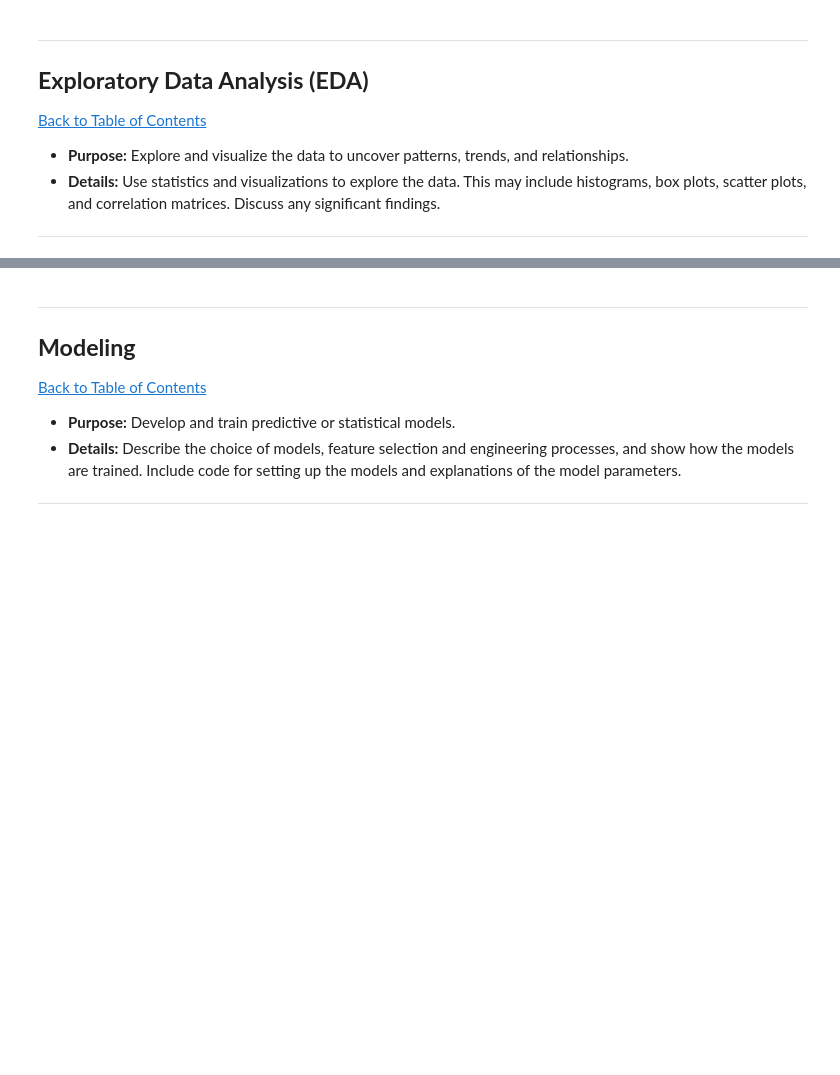
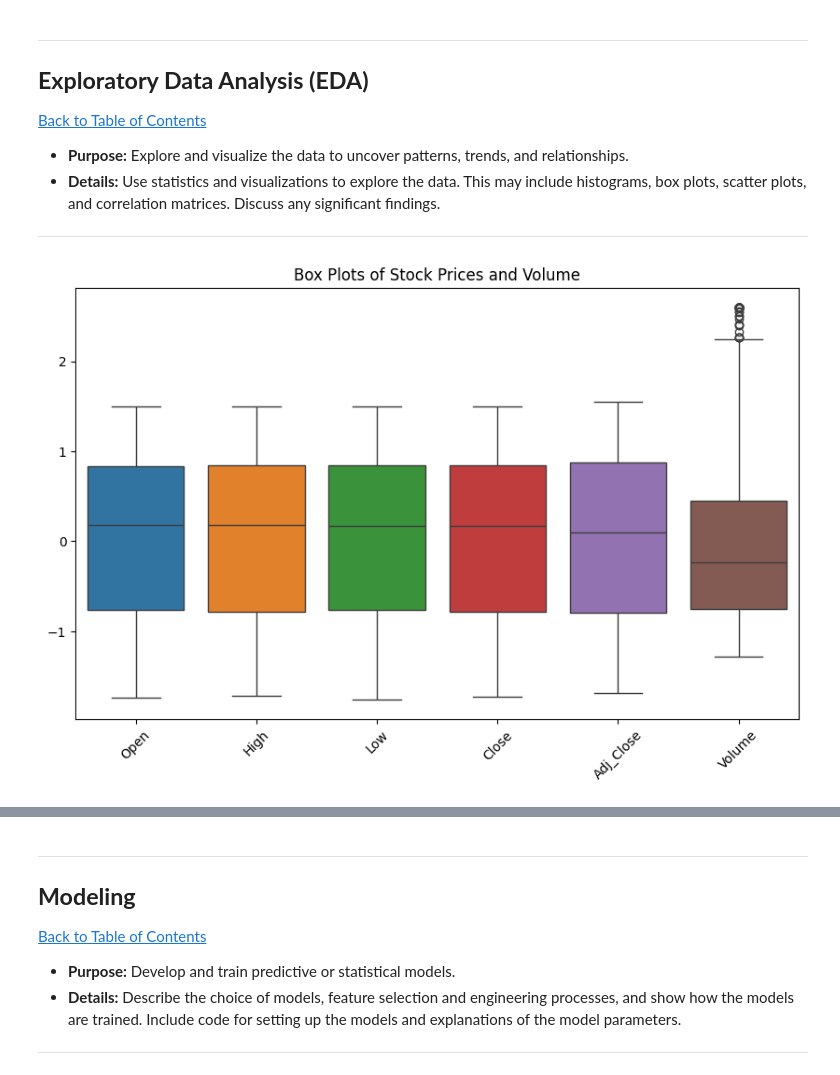
Before and after one commit to MahlatseMasemola/L_Oreal_Stock_Price_Prediction_Model, a Jupyter notebook: QCTO_Workplace_Module-Notebook_Mahlatse_Masemola.ipynb, the cells around one changed output, grey strips where cells are left out. Drawn from its saved outputs; the diff is of its cells as text; code cells hidden in the pictures; blank space fills up the shorter version.

```diff
--- a/QCTO_Workplace_Module-Notebook_Mahlatse_Masemola.ipynb
+++ b/QCTO_Workplace_Module-Notebook_Mahlatse_Masemola.ipynb
@@ -121,8 +128,11 @@ ticker_symbol = "OR.PA"
 end_date = datetime.now()
 start_date = end_date - timedelta(days=5*365)
 data = yf.download(ticker_symbol, start=start_date.strftime('%Y-%m-%d'), end=end_date.strftime('%Y-%m-%d'))
+data.reset_index(inplace=True)
 
 # Display the first few rows of the data
-print(data.head())
+data.head().style.set_properties(**{'background-color': 'blue',
+                                    'color': 'white',
+                                    'border': '1.5px  white'})
 # %% [output]
 [*********************100%***********************]  1 of 1 completed
@@ -142,3 +151,9 @@ Date
 * **Purpose:** Prepare the data for analysis by cleaning and filtering.
 * **Details:** Include steps for handling missing values, removing outliers, correcting errors, and possibly reducing the data (filtering based on certain criteria or features).
 ---
+# %%
+# Create a copy of your DataFrame
+data_copy = data.copy()
+data_copy.describe().style.set_properties(**{'background-color': 'blue',
+                                    'color': 'white',
+                                    'border': '1.5px  white'})
@@ -144,0 +259,18 @@ Date
+# %%
+def feature_engineering(df):
+    # Moving Average
+    df['SMA_20'] = df['Close'].rolling(window=20).mean()
+
+    # Lagged Feature
+    df['Lag_Close'] = df['Close'].shift(1)
+
+    # Drop NaN values generated by moving average and lag
+    df.dropna(inplace=True)
+
+    return df
+
+ # Display the first few rows of the data after feature engineering
+data_copy = feature_engineering(data_copy)
+data_copy.head().style.set_properties(**{'background-color': 'blue',
+                                    'color': 'white',
+                                    'border': '1.5px  white'})
@@ -155,0 +296,11 @@ Date
+# %%
+columns_to_plot = ['Open', 'High', 'Low', 'Close', 'Adj_Close', 'Volume']
+
+plt.figure(figsize=(10, 6))
+
+sns.boxplot(data=data_copy[columns_to_plot])
+plt.title('Box Plots of Stock Prices and Volume')
+plt.xticks(rotation=45)
+plt.show()
+# %% [output]
+[figure, added]
```
Also changed, not shown: parts of 26 cells of this notebook.
